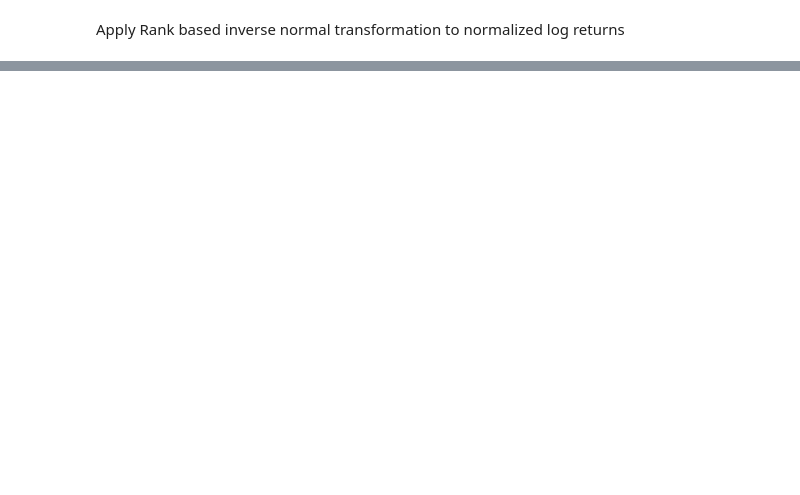
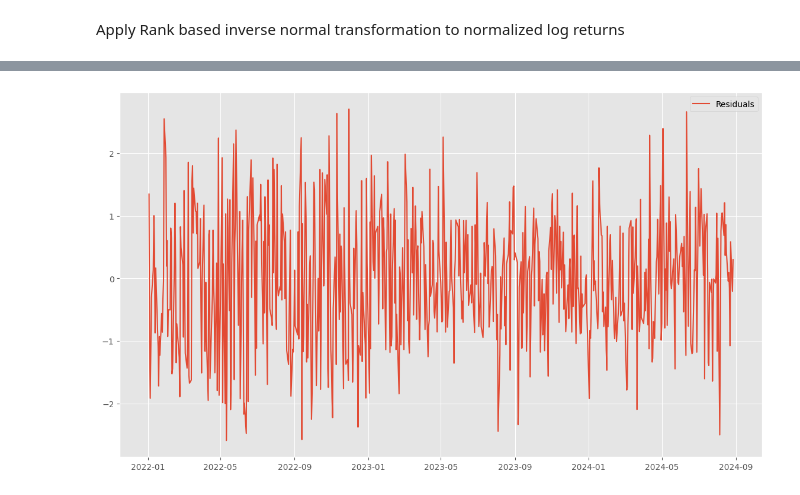
Before and after one commit to davidadel66/AI_Trading, a Jupyter notebook: regression.ipynb, the cells around one changed output, grey strips where cells are left out. Drawn from its saved outputs; the diff is of its cells as text; code cells hidden in the pictures; blank space fills up the shorter version.

```diff
--- a/regression.ipynb
+++ b/regression.ipynb
@@ -91,0 +157,7 @@ Is the distribution Likely Normal? True
+# %%
+residuals = y_test - y_pred
+plt.plot(residuals.index, residuals, label='Residuals')
+plt.legend()
+plt.show()
+# %% [output]
+[figure, added]
```
Also changed, not shown: parts of 9 cells of this notebook, 1 other file.
